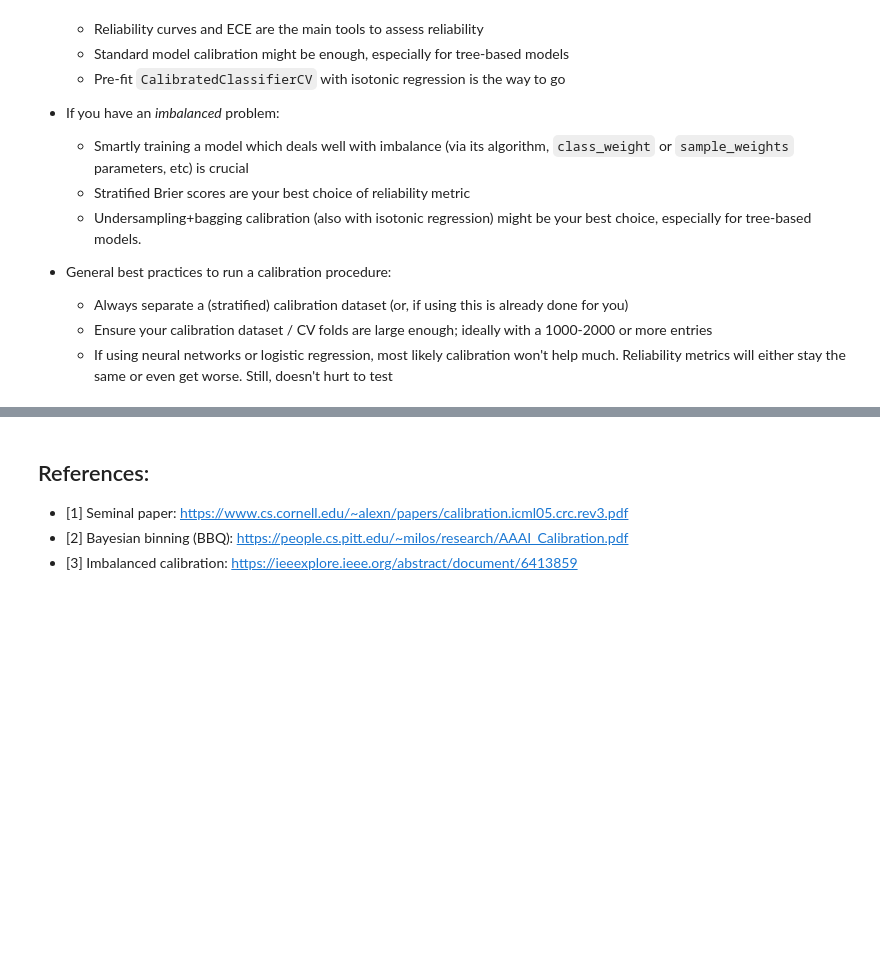
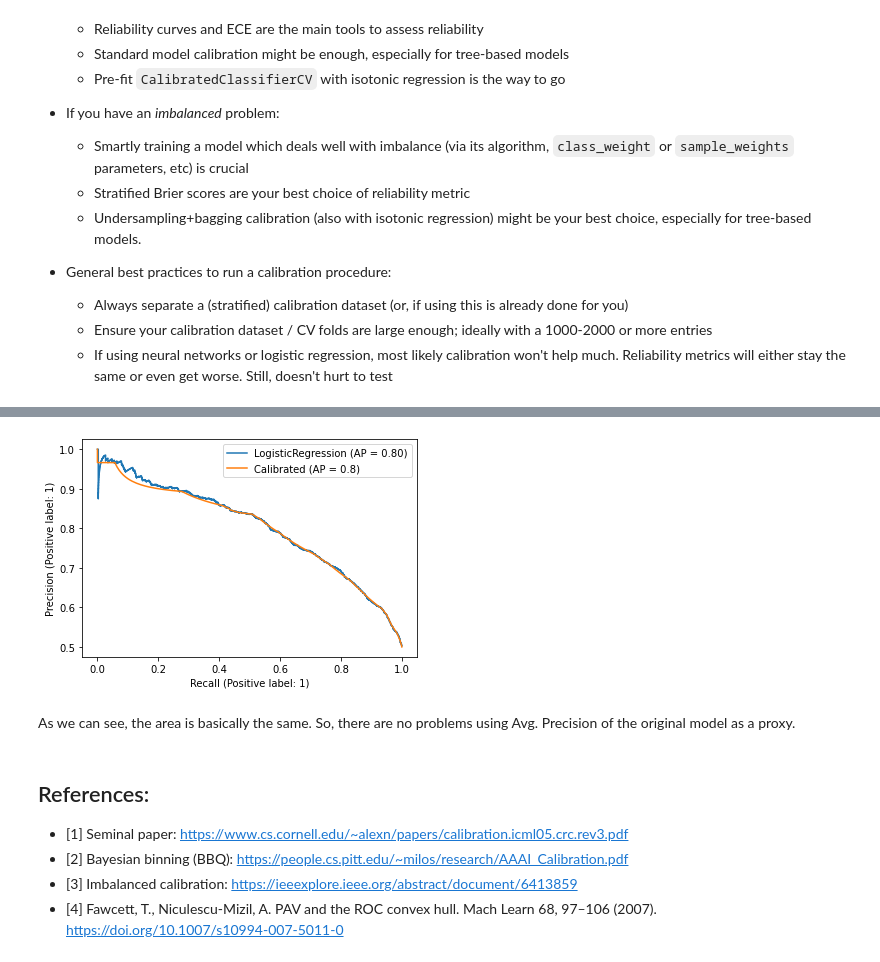
Before and after one commit to pibieta/imbalanced_learning, a Jupyter notebook: notebooks/Calibration.ipynb, the cells around one changed output, grey strips where cells are left out. Cells and saved outputs as stored; diff of their text form; code cells hidden in the pictures; blank space fills up the shorter version.

```diff
--- a/notebooks/Calibration.ipynb
+++ b/notebooks/Calibration.ipynb
@@ -1190,5 +1263,37 @@ The original model had a better calibration for the minority class than the unde
+# %%
+def average_precision_improved(y_true, y_probs):
+    from sklearn.metrics import auc, roc_curve
+    from scipy.interpolate import interp1d
+
+    fpr, tpr, _ = roc_curve(y_true, y_probs)
+
+    x = np.linspace(1e-8, 1-1e-8, 1000)
+    y = interp1d(fpr, tpr)(x)
+    d = y_true.mean()/(1-y_true.mean())
+
+    rec  = y
+    prec = y/(y + x/d)
+
+    rec = np.append(rec[::-1], 0)[::-1]
+    prec = np.append(prec[::-1], 1)[::-1]
+
+    return rec, prec, auc(rec, prec)
+# %%
+rec, prec, ap = average_precision_improved(y_true=y_test,
+                                              y_probs=mod_calib.predict_proba(X_test)[:,1])
+# %%
+fig, ax = plt.subplots()
+PrecisionRecallDisplay.from_estimator(mod, X_test, y_test, ax=ax)
+ax.plot(rec, prec, label=f'Calibrated (AP = {round(ap,2)})')
+plt.legend()
+plt.show()
+# %% [output]
+[figure, added]
+# %% [markdown]
+As we can see, the area is basically the same. So, there are no problems using Avg. Precision of the original model as a proxy.
 # %% [markdown]
 ## References:
 * [1] Seminal paper: https://www.cs.cornell.edu/~alexn/papers/calibration.icml05.crc.rev3.pdf
 * [2] Bayesian binning (BBQ): https://people.cs.pitt.edu/~milos/research/AAAI_Calibration.pdf
 * [3] Imbalanced calibration: https://ieeexplore.ieee.org/abstract/document/6413859
+* [4] Fawcett, T., Niculescu-Mizil, A. PAV and the ROC convex hull. Mach Learn 68, 97–106 (2007). https://doi.org/10.1007/s10994-007-5011-0
```
Also changed, not shown: parts of 20 cells of this notebook.
